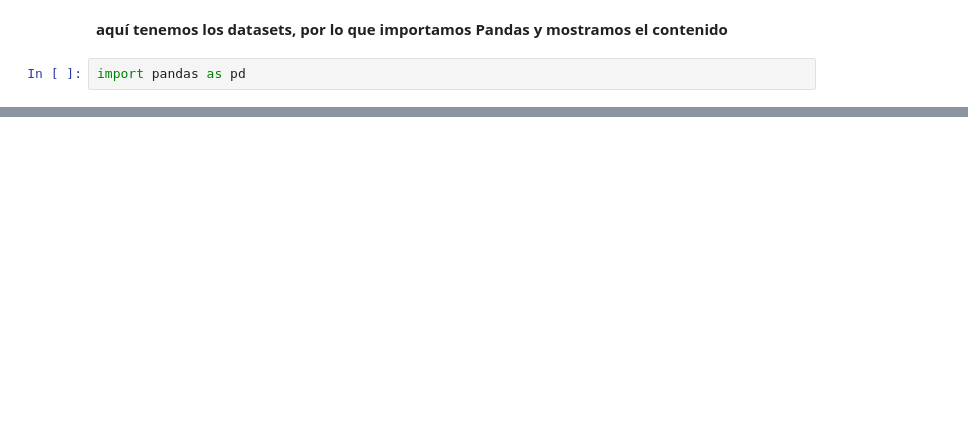
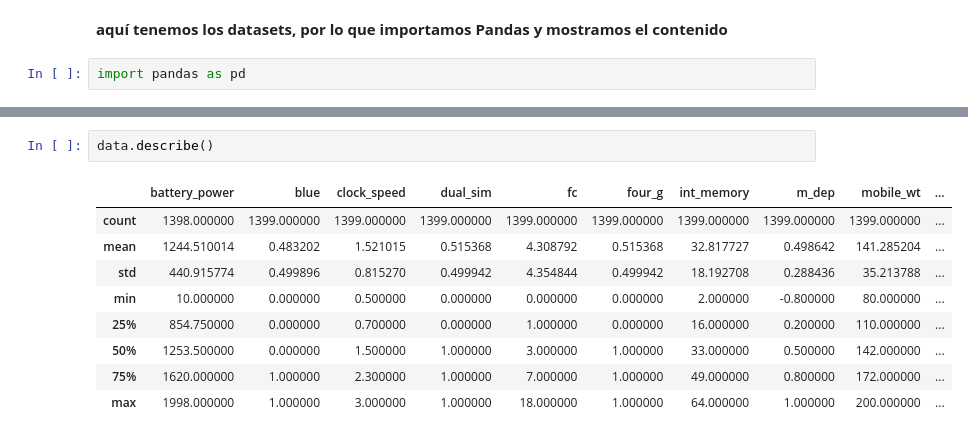
Before and after one commit to rockysaimon/data_celaning, a Jupyter notebook: mineria_de_datos.ipynb, the cells around one changed output, grey strips where cells are left out. Saved outputs shown, nothing was run; the diff lists cells and outputs as text; blank space fills up the shorter version.

```diff
--- a/mineria_de_datos.ipynb
+++ b/mineria_de_datos.ipynb
@@ -36,0 +48,12 @@ data.head(10)
+# %%
+data.describe()
+# %% [output]
+|  | battery_power | blue | clock_speed | dual_sim | fc | four_g | int_memory | m_dep | mobile_wt | ... |
+| count | 1398.000000 | 1399.000000 | 1399.000000 | 1399.000000 | 1399.000000 | 1399.000000 | 1399.000000 | 1399.000000 | 1399.000000 | ... |
+| mean | 1244.510014 | 0.483202 | 1.521015 | 0.515368 | 4.308792 | 0.515368 | 32.817727 | 0.498642 | 141.285204 | ... |
+| std | 440.915774 | 0.499896 | 0.815270 | 0.499942 | 4.354844 | 0.499942 | 18.192708 | 0.288436 | 35.213788 | ... |
+| min | 10.000000 | 0.000000 | 0.500000 | 0.000000 | 0.000000 | 0.000000 | 2.000000 | -0.800000 | 80.000000 | ... |
+| 25% | 854.750000 | 0.000000 | 0.700000 | 0.000000 | 1.000000 | 0.000000 | 16.000000 | 0.200000 | 110.000000 | ... |
+| 50% | 1253.500000 | 0.000000 | 1.500000 | 1.000000 | 3.000000 | 1.000000 | 33.000000 | 0.500000 | 142.000000 | ... |
+| 75% | 1620.000000 | 1.000000 | 2.300000 | 1.000000 | 7.000000 | 1.000000 | 49.000000 | 0.800000 | 172.000000 | ... |
+| max | 1998.000000 | 1.000000 | 3.000000 | 1.000000 | 18.000000 | 1.000000 | 64.000000 | 1.000000 | 200.000000 | ... |
```
Also changed, not shown: parts of 31 cells of this notebook.
